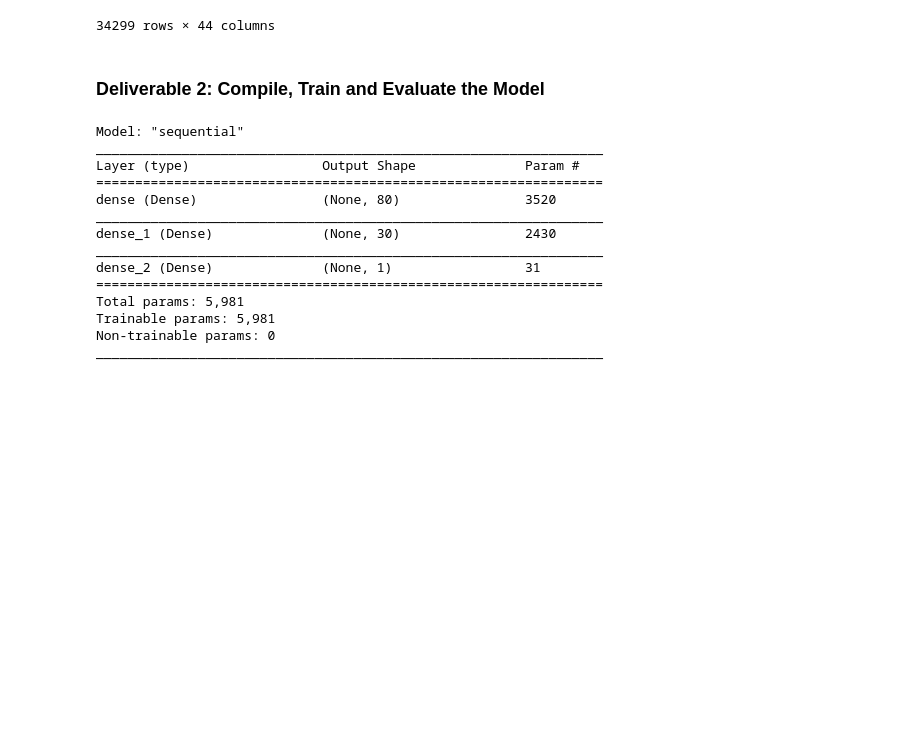
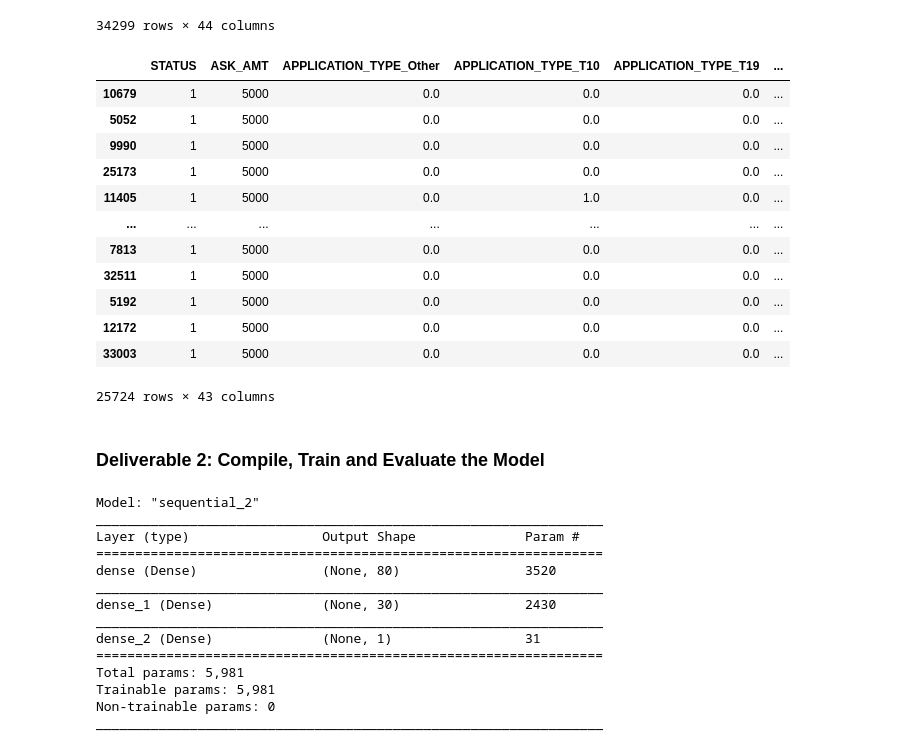
Before and after one commit to kushalishah/Neural_Network_Charity_Analysis, a Jupyter notebook: AlphabetSoupCharity.ipynb, the cells around one changed output. Drawn from its saved outputs; the diff is of its cells as text; code cells hidden in the pictures; blank space fills up the shorter version.

```diff
--- a/AlphabetSoupCharity.ipynb
+++ b/AlphabetSoupCharity.ipynb
@@ -194,6 +194,7 @@ y = df["IS_SUCCESSFUL"].values
 X = df.drop(["IS_SUCCESSFUL"],1)
 
 # Split the preprocessed data into a training and testing dataset
+X_train, X_test, y_train, y_test = train_test_split(X, y, random_state=1)
 # %%
 # Create a StandardScaler instances
 scaler = StandardScaler()
@@ -204,27 +205,47 @@ X_scaler = scaler.fit(X_train)
 # Scale the data
 X_train_scaled = X_scaler.transform(X_train)
 X_test_scaled = X_scaler.transform(X_test)
+# %%
+X_train
+# %% [output]
+|  | STATUS | ASK_AMT | APPLICATION_TYPE_Other | APPLICATION_TYPE_T10 | APPLICATION_TYPE_T19 | ... |
+| 10679 | 1 | 5000 | 0.0 | 0.0 | 0.0 | ... |
+| 5052 | 1 | 5000 | 0.0 | 0.0 | 0.0 | ... |
+| 9990 | 1 | 5000 | 0.0 | 0.0 | 0.0 | ... |
+| 25173 | 1 | 5000 | 0.0 | 0.0 | 0.0 | ... |
+| 11405 | 1 | 5000 | 0.0 | 1.0 | 0.0 | ... |
+| ... | ... | ... | ... | ... | ... | ... |
+| 7813 | 1 | 5000 | 0.0 | 0.0 | 0.0 | ... |
+| 32511 | 1 | 5000 | 0.0 | 0.0 | 0.0 | ... |
+| 5192 | 1 | 5000 | 0.0 | 0.0 | 0.0 | ... |
+| 12172 | 1 | 5000 | 0.0 | 0.0 | 0.0 | ... |
+| 33003 | 1 | 5000 | 0.0 | 0.0 | 0.0 | ... |
+25724 rows × 43 columns
 # %% [markdown]
 ### Deliverable 2: Compile, Train and Evaluate the Model
 # %%
 # Define the model - deep neural net, i.e., the number of input features and hidden nodes for each layer.
-#  YOUR CODE GOES HERE
+number_input_features = 43
+hidden_nodes_layer1 = 80
+hidden_nodes_layer2 = 30
 
-nn = tf.keras.models.Sequential()
+nn_new = tf.keras.models.Sequential()
 
 # First hidden layer
-#  YOUR CODE GOES HERE
+nn_new.add(
+    tf.keras.layers.Dense(units=hidden_nodes_layer1, input_dim=number_input_features, activation="relu")
+)
 
 # Second hidden layer
-#  YOUR CODE GOES HERE
+nn_new.add(tf.keras.layers.Dense(units=hidden_nodes_layer2, activation="sigmoid"))
 
 # Output layer
-#  YOUR CODE GOES HERE
+nn_new.add(tf.keras.layers.Dense(units=1, activation="sigmoid"))
 
 # Check the structure of the model
-nn.summary()
+nn_new.summary()
 # %% [output]
-Model: "sequential"
+Model: "sequential_2"
 _________________________________________________________________
 Layer (type)                 Output Shape              Param #
 =================================================================
```
Also changed, not shown: parts of 6 cells of this notebook, 1 other file.
